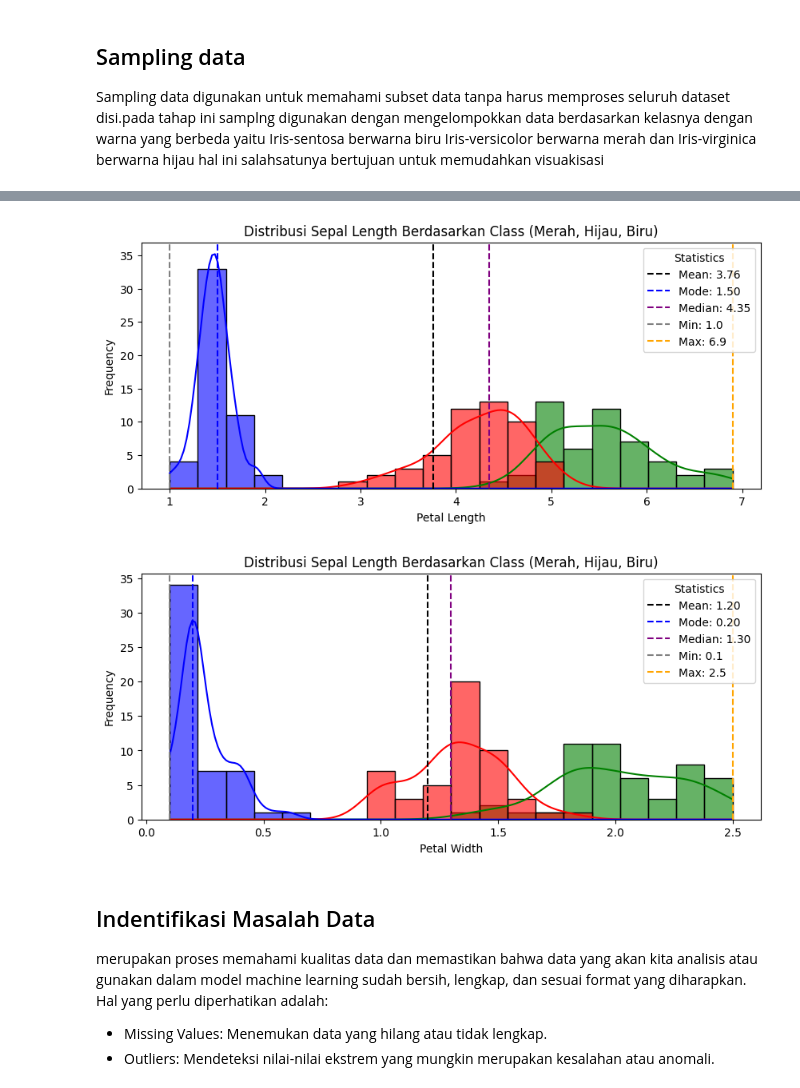
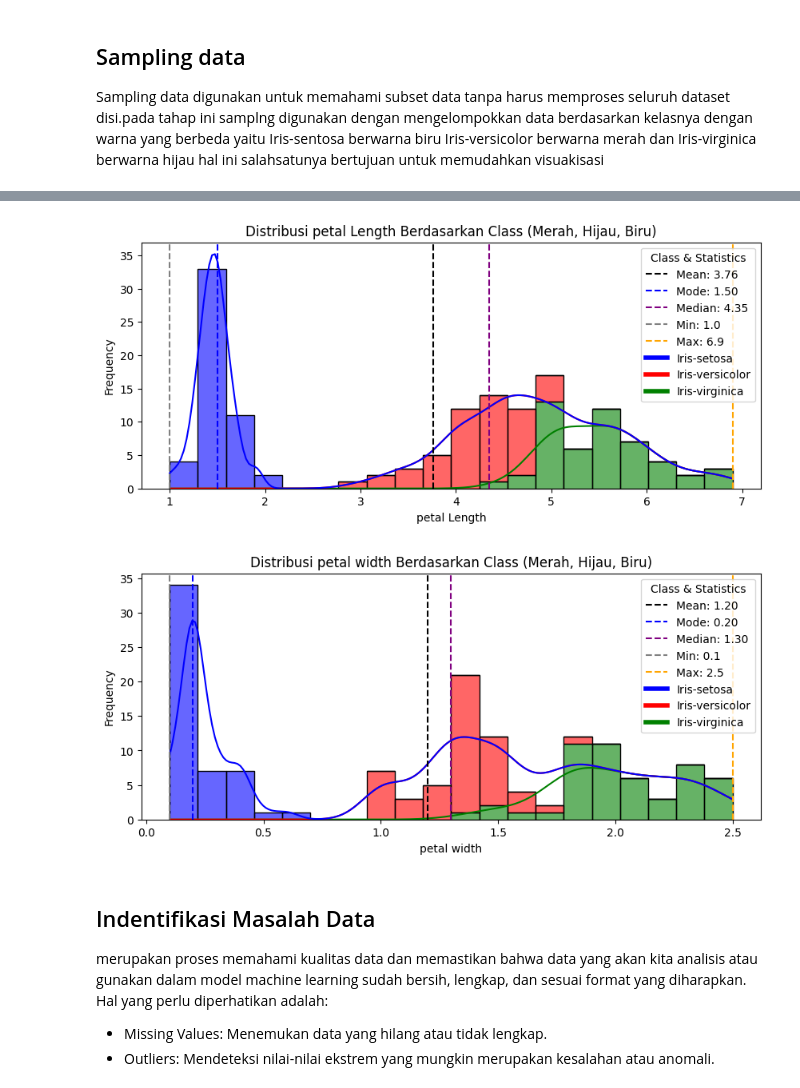
Before and after one commit to dhyos/pendata, a Jupyter notebook: _sources/pemdatD_DataUnderstanding_23-175.ipynb, the cells around one changed output, grey strips where cells are left out. Drawn from its saved outputs; the diff is of its cells as text; code cells hidden in the pictures.

```diff
--- a/_sources/pemdatD_DataUnderstanding_23-175.ipynb
+++ b/_sources/pemdatD_DataUnderstanding_23-175.ipynb
@@ -68,16 +109,23 @@ try:
     )
     cur = conn.cursor()
 
-    # Menjalankan query
-    cur.execute("SELECT * FROM irisposgre.posgre;")  # Ganti dengan nama skema & tabel yang benar
+    # Menjalankan query (mengurutkan berdasarkan ID secara ascending)
+    cur.execute("SELECT * FROM irisposgre.posgre ORDER BY id ASC;")
     rows = cur.fetchall()
 
     # Mengambil nama kolom
     col_names = [desc[0] for desc in cur.description]
 
-    # Menampilkan hasil dalam bentuk tabel
+    # Mengubah hasil query menjadi DataFrame
     df = pd.DataFrame(rows, columns=col_names)
-    print(tabulate(df, headers="keys", tablefmt="psql"))
+
+    # Menampilkan hanya 3 data awal dan 3 data akhir dengan "..." di tengah
+    if len(df) > 6:
+        df_display = pd.concat([df.head(3), pd.DataFrame([["..."] * len(col_names)], columns=col_names), df.tail(3)])
+    else:
+        df_display = df  # Jika data kurang dari 6, tampilkan semuanya
+
+    print(tabulate(df_display, headers="keys", tablefmt="psql", showindex=False))
 
 except Exception as e:
     print("Error:", e)
@@ -127,7 +175,7 @@ try:
     cur = conn.cursor()
 
     # Menjalankan query SQL
-    query = "SELECT * FROM irismysql.flowers;"  # Sesuaikan dengan nama tabel
+    query = "SELECT * FROM irismysql.flowers ORDER BY id ASC;"  # Sesuaikan dengan nama tabel
     cur.execute(query)
     rows = cur.fetchall()
 
@@ -381,39 +467,55 @@ class_col = "class"  # Sesuaikan dengan nama kolom yang benar
 # Tetapkan warna khusus untuk setiap class
 custom_palette = {
     "Iris-setosa": "blue",
     "Iris-versicolor": "red",
     "Iris-virginica": "green"
 }
 
 # Hitung statistik dasar
 mean_sepal_length = combined_df[sepal_length_col].mean()
 median_sepal_length = combined_df[sepal_length_col].median()
 min_sepal_length = combined_df[sepal_length_col].min()
 max_sepal_length = combined_df[sepal_length_col].max()
 mode_sepal_length = combined_df[sepal_length_col].mode()[0]
 
-
 # Buat plot distribusi dengan warna yang sudah ditentukan
 plt.figure(figsize=(10, 4))
-sns.histplot(data=combined_df, x=sepal_length_col, hue=class_col, bins=20, kde=True, alpha=0.6, palette=custom_palette)
+hist = sns.histplot(
+    data=combined_df,
+    x=sepal_length_col,
+    hue=class_col,
+    bins=20,
+    kde=True,
+    alpha=0.6,
+    palette=custom_palette,
+    multiple="stack"
+)
 
 # Tambahkan garis rata-rata, median, min, dan max
 plt.axvline(mean_sepal_length, color="black", linestyle="--", label=f"Mean: {mean_sepal_length:.2f}")
 plt.axvline(mode_sepal_length, color="blue", linestyle="--", label=f"Mode: {mode_sepal_length:.2f}")
 plt.axvline(median_sepal_length, color="purple", linestyle="--", label=f"Median: {median_sepal_length:.2f}")
 plt.axvline(min_sepal_length, color="gray", linestyle="--", label=f"Min: {min_sepal_length:.1f}")
 plt.axvline(max_sepal_length, color="orange", linestyle="--", label=f"Max: {max_sepal_length:.1f}")
 
+# Ambil legenda otomatis dari histogram
+handles, labels = hist.get_legend_handles_labels()
+
+# Tambahkan legenda untuk warna kelas
+for class_name, color in custom_palette.items():
+    handles.append(plt.Line2D([0], [0], color=color, lw=4))
+    labels.append(class_name)
+
 # Tambahkan label
-plt.xlabel("Petal Length")
+plt.xlabel("petal Length")
 plt.ylabel("Frequency")
-plt.title("Distribusi Sepal Length Berdasarkan Class (Merah, Hijau, Biru)")
-plt.legend(title="Statistics")
+plt.title("Distribusi petal Length Berdasarkan Class (Merah, Hijau, Biru)")
+plt.legend(handles=handles, labels=labels, title="Class & Statistics", loc="upper right")
 
 # Tampilkan plot
 plt.show()
 # %% [output]
-[figure, old version]
+[figure, new version]
 # %%
 import matplotlib.pyplot as plt
 import seaborn as sns
@@ -436,10 +538,18 @@ min_sepal_length = combined_df[sepal_length_col].min()
 max_sepal_length = combined_df[sepal_length_col].max()
 mode_sepal_length = combined_df[sepal_length_col].mode()[0]
 
-
 # Buat plot distribusi dengan warna yang sudah ditentukan
 plt.figure(figsize=(10, 4))
-sns.histplot(data=combined_df, x=sepal_length_col, hue=class_col, bins=20, kde=True, alpha=0.6, palette=custom_palette)
+hist = sns.histplot(
+    data=combined_df,
+    x=sepal_length_col,
+    hue=class_col,
+    bins=20,
+    kde=True,
+    alpha=0.6,
+    palette=custom_palette,
+    multiple="stack"
+)
 
 # Tambahkan garis rata-rata, median, min, dan max
 plt.axvline(mean_sepal_length, color="black", linestyle="--", label=f"Mean: {mean_sepal_length:.2f}")
@@ -448,16 +558,24 @@ plt.axvline(median_sepal_length, color="purple", linestyle="--", label=f"Median:
 plt.axvline(min_sepal_length, color="gray", linestyle="--", label=f"Min: {min_sepal_length:.1f}")
 plt.axvline(max_sepal_length, color="orange", linestyle="--", label=f"Max: {max_sepal_length:.1f}")
 
+# Ambil legenda otomatis dari histogram
+handles, labels = hist.get_legend_handles_labels()
+
+# Tambahkan legenda untuk warna kelas
+for class_name, color in custom_palette.items():
+    handles.append(plt.Line2D([0], [0], color=color, lw=4))
+    labels.append(class_name)
+
 # Tambahkan label
-plt.xlabel("Petal Width")
+plt.xlabel("petal width")
 plt.ylabel("Frequency")
-plt.title("Distribusi Sepal Length Berdasarkan Class (Merah, Hijau, Biru)")
-plt.legend(title="Statistics")
+plt.title("Distribusi petal width Berdasarkan Class (Merah, Hijau, Biru)")
+plt.legend(handles=handles, labels=labels, title="Class & Statistics", loc="upper right")
 
 # Tampilkan plot
 plt.show()
 # %% [output]
-[figure, old version]
+[figure, new version]
 # %% [markdown]
 ## Indentifikasi Masalah Data
 
```
Also changed, not shown: parts of 16 cells of this notebook, 18 other files.
